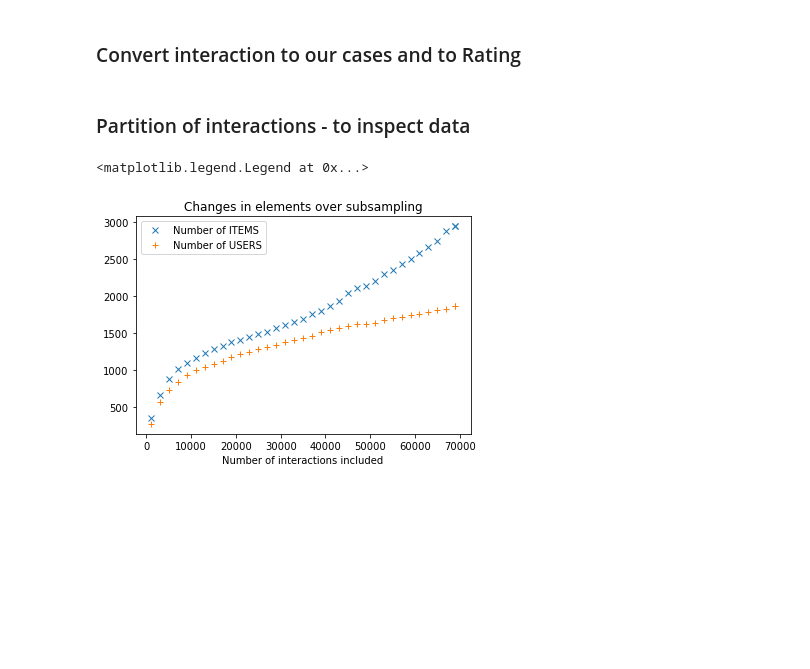
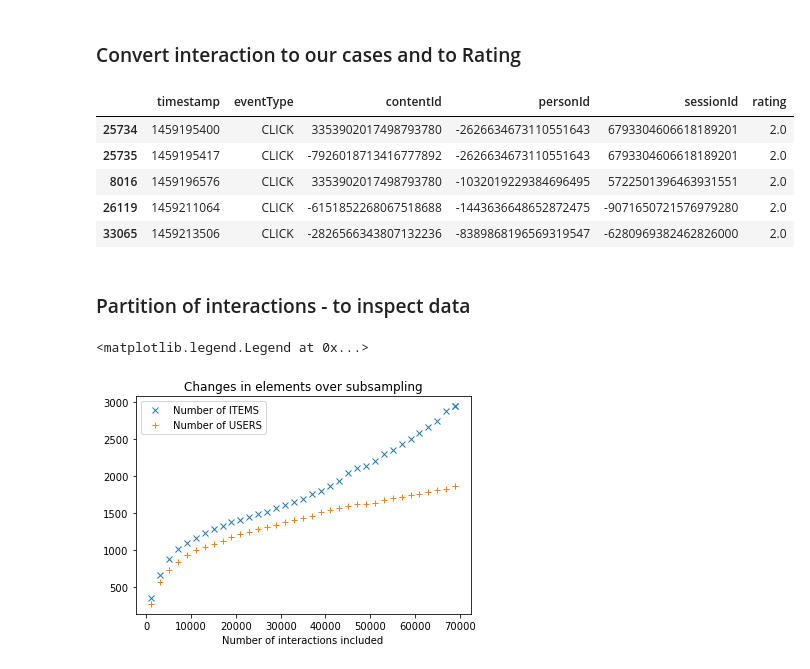
Before and after one commit to danielavarelat/Hybrid-Recommender-System, a Jupyter notebook: jup/dataset and metrics.ipynb, the cells around one changed output. Cells and saved outputs as stored; diff of their text form; code cells hidden in the pictures; blank space fills up the shorter version.

```diff
--- a/jup/dataset and metrics.ipynb
+++ b/jup/dataset and metrics.ipynb
@@ -44,3 +52,12 @@ interactions_def = dt.convert_interactions(change_interaction, values_interactio
+# %%
+interactions_ordered.head()
+# %% [output]
+|  | timestamp | eventType | contentId | personId | sessionId | rating |
+| 25734 | 1459195400 | CLICK | 3353902017498793780 | -2626634673110551643 | 6793304606618189201 | 2.0 |
+| 25735 | 1459195417 | CLICK | -7926018713416777892 | -2626634673110551643 | 6793304606618189201 | 2.0 |
+| 8016 | 1459196576 | CLICK | 3353902017498793780 | -1032019229384696495 | 5722501396463931551 | 2.0 |
+| 26119 | 1459211064 | CLICK | -6151852268067518688 | -1443636648652872475 | -9071650721576979280 | 2.0 |
+| 33065 | 1459213506 | CLICK | -2826566343807132236 | -8389868196569319547 | -6280969382462826000 | 2.0 |
 # %% [markdown]
 ### Partition of interactions - to inspect data
 # %%
```
Also changed, not shown: parts of 18 cells of this notebook, 5 other files.
